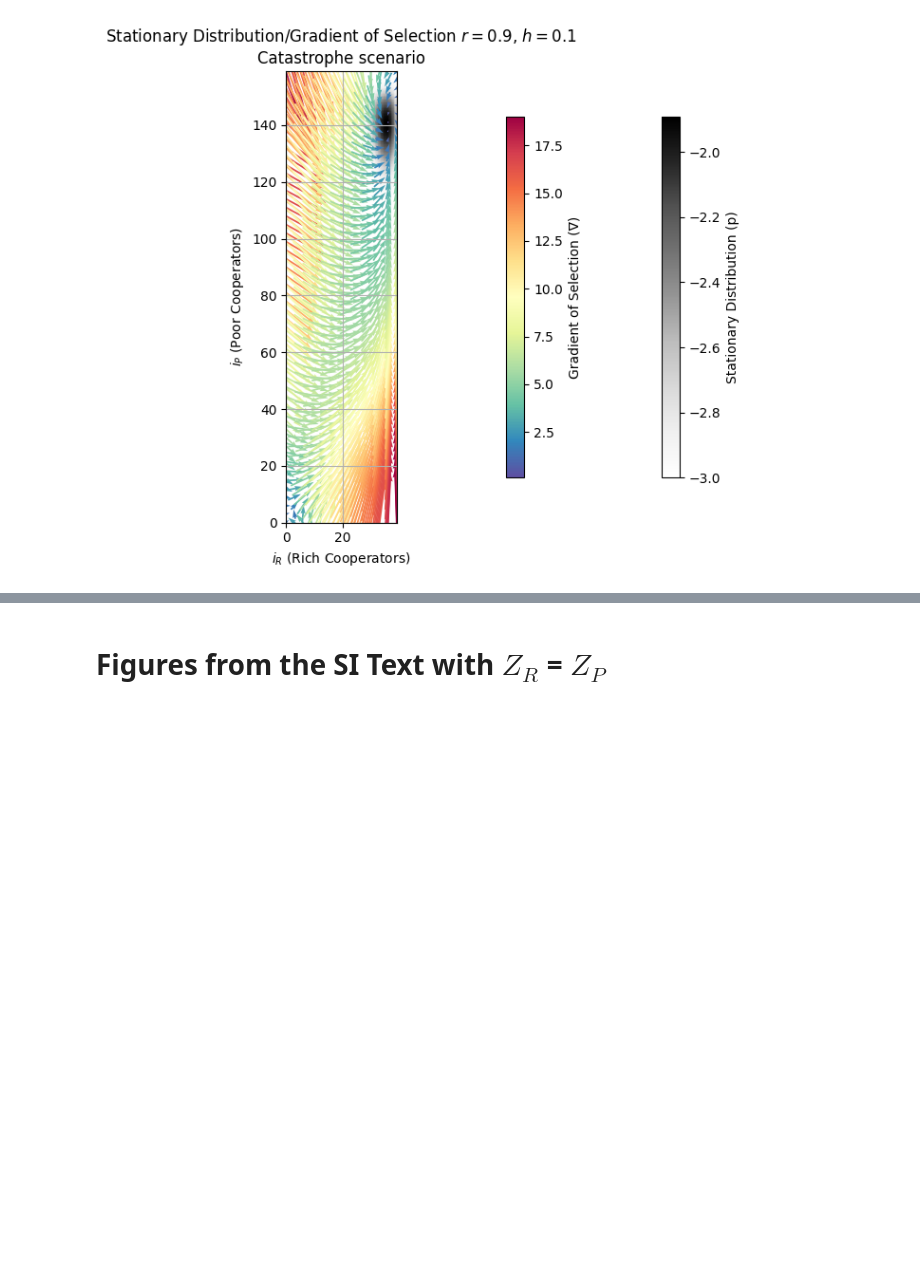
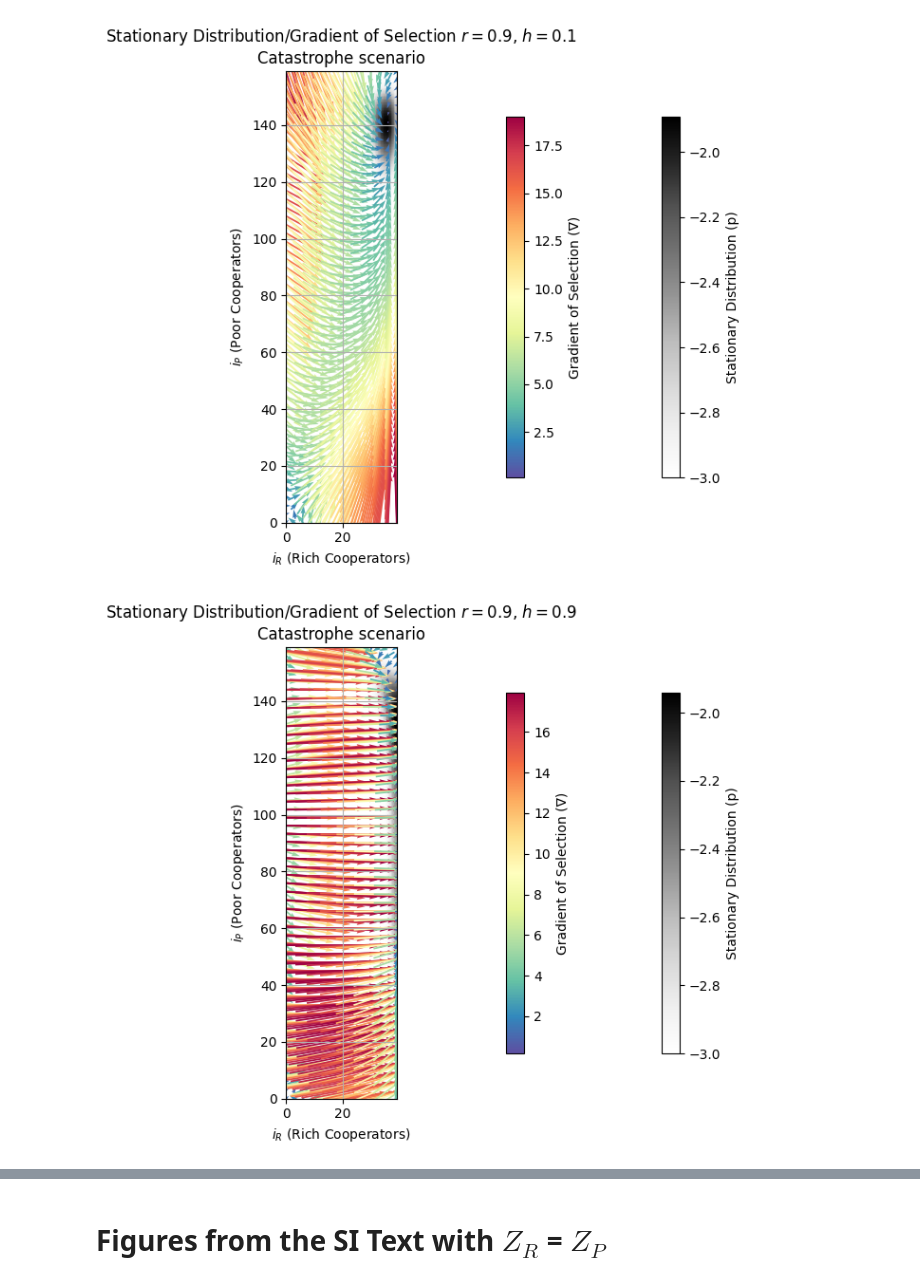
Before and after one commit to sid2364/climate-policies-under-wealth-inequity, a Jupyter notebook: ClimatePoliciesUnderWealthInequality.ipynb, the cells around one changed output, grey strips where cells are left out. Drawn from its saved outputs; the diff is of its cells as text; code cells hidden in the pictures; blank space fills up the shorter version.

Commit message:
More plots

```diff
--- a/ClimatePoliciesUnderWealthInequality.ipynb
+++ b/ClimatePoliciesUnderWealthInequality.ipynb
@@ -885,7 +885,7 @@ def plot_gradient_of_selection(X, Y, U_, V_, stationary_distribution, title=None
     # Add quiver plot with colormap based on magnitude of gradients!
     quiver = ax.quiver(
         X, Y, U, V, magnitude,  # magnitude is used for arrow colors
-        scale=0.5,
+        scale=0.4,
         scale_units='xy',
         pivot='middle',
         width=0.015,
@@ -1073,3 +1073,23 @@ X, Y, U, V, stationary_distribution = game.compute_gradient_of_selection()
 plot_gradient_of_selection(X, Y, U, V, stationary_distribution, "$r=0.9$, $h=0.1$\nCatastrophe scenario")
 # %% [output]
 [figure]
+# %%
+# Additional figure with high risk and high homophily
+game = ClimateThresholdPublicGoodsGame(
+    population_size=population_size,
+    rich_fraction=rich_fraction,
+    endowment_rich=endowment_rich,
+    endowment_poor=endowment_poor,
+    group_size=group_size,
+    threshold=threshold,
+    risk=0.9,
+    contribution_factor=contribution_factor,
+    homophily=0.9,
+    beta=beta,
+    mu=mu
+)
+
+X, Y, U, V, stationary_distribution = game.compute_gradient_of_selection()
+plot_gradient_of_selection(X, Y, U, V, stationary_distribution, "$r=0.9$, $h=0.9$\nCatastrophe scenario")
+# %% [output]
+[figure, added]
```
Also changed, not shown: parts of 1 cell of this notebook, 20 other files.
